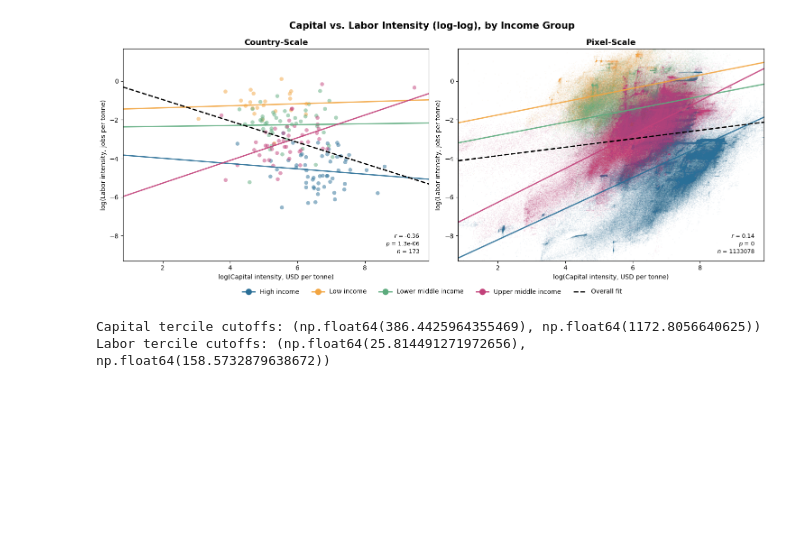
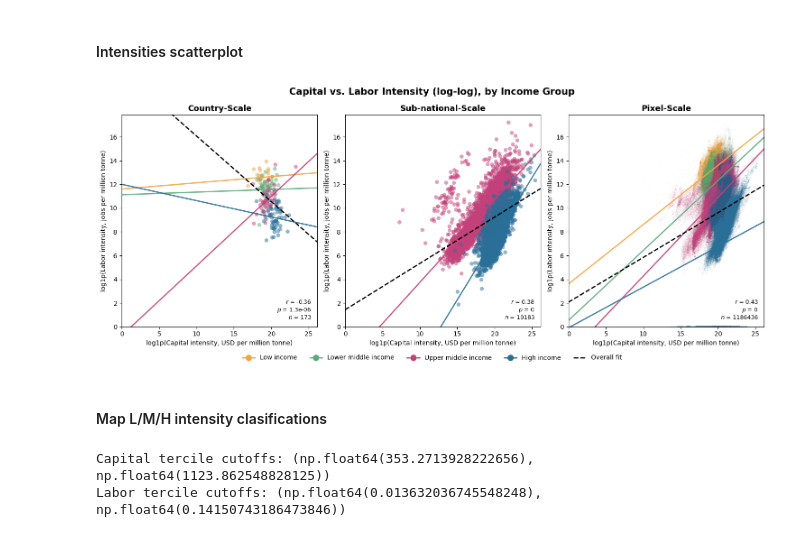
Before and after one commit to carinamani/AgDownscaling, a Jupyter notebook: 04_FIGURES/analyze_intensity_relationships.ipynb, the cells around one changed output. Cells and saved outputs as stored; diff of their text form; code cells hidden in the pictures; blank space fills up the shorter version.

```diff
--- a/04_FIGURES/analyze_intensity_relationships.ipynb
+++ b/04_FIGURES/analyze_intensity_relationships.ipynb
@@ -156,0 +58,20 @@ Pixel-scale correlation (log-log):
+# %%
+##### Convert intensities to log1p
+
+# first convert units so log1p doesn't distort to much
+capital_intensity_per_million_tonne = capital_intensity * 1e6
+sub_national['capital_intensity_USD_per_million_tonne'] = sub_national['capital_intensity_USD_per_tonne'] * 1e6
+country_boundaries['capital_intensity_USD_per_million_tonne'] = country_boundaries['capital_intensity_USD_per_tonne'] * 1e6
+
+labor_intensity_per_million_tonne = labor_intensity * 1e6
+sub_national['labor_intensity_jobs_per_million_tonne'] = sub_national['labor_intensity_jobs_per_tonne'] * 1e6
+country_boundaries['labor_intensity_jobs_per_million_tonne'] = country_boundaries['labor_intensity_jobs_per_tonne'] * 1e6
+
+# convert to log1p (so don't have to drop 0's)
+log1p_capital_intensity_per_million_tonne = np.log1p(capital_intensity_per_million_tonne)
+sub_national['log1p_capital_intensity_USD_per_million_tonne'] = np.log1p(sub_national['capital_intensity_USD_per_million_tonne'])
+country_boundaries['log1p_capital_intensity_USD_per_million_tonne'] = np.log1p(country_boundaries['capital_intensity_USD_per_million_tonne'])
+
+log1p_labor_intensity_per_million_tonne = np.log1p(labor_intensity_per_million_tonne)
+sub_national['log1p_labor_intensity_jobs_per_million_tonne'] = np.log1p(sub_national['labor_intensity_jobs_per_million_tonne'])
+country_boundaries['log1p_labor_intensity_jobs_per_million_tonne'] = np.log1p(country_boundaries['labor_intensity_jobs_per_million_tonne'])
@@ -156,0 +176,2 @@ Pixel-scale correlation (log-log):
+# %% [markdown]
+#### Intensities scatterplot
@@ -157,6 +224,15 @@ Pixel-scale correlation (log-log):
 # %%
 ##### Side-by-side scatterplots with line of best fit, colored by income group
 
+### Create color map of income groups
+income_colors = {
+    "Low income": "#F2A541",          # deep blue
+    "Lower middle income": "#5CAB7D", # warm amber
+    "Upper middle income": "#C2417A", # muted green
+    "High income": "#2A6F97",         # rose/magenta
+}
+
+# define plotting function
 def plot_scatter(ax, x, y, groups, lr, title, xlabel, ylabel, xlim, ylim,
                   income_colors, point_alpha=0.5, point_size=10, min_group_n=3):
     x_line_full = np.linspace(xlim[0], xlim[1], 100)
@@ -178,7 +254,7 @@ def plot_scatter(ax, x, y, groups, lr, title, xlabel, ylabel, xlim, ylim,
             y_line_group = lr_group.intercept + lr_group.slope * x_line_full
             ax.plot(x_line_full, y_line_group, color=color, linewidth=2, linestyle="-", alpha=0.9)
 
-    # overall line of best fit (kept, drawn on top in black)
+    # overall line of best fit
     y_line = lr.intercept + lr.slope * x_line_full
     ax.plot(x_line_full, y_line, color="black", linewidth=2, linestyle="--", label="Overall fit", zorder=5)
 
@@ -196,63 +272,67 @@ def plot_scatter(ax, x, y, groups, lr, title, xlabel, ylabel, xlim, ylim,
         bbox=dict(facecolor="white", alpha=0.7, edgecolor="none")
     )
 
-
 # shared axis limits across both panels
-x_hi = max(np.percentile(x_country, 99.999), np.percentile(x_pixel, 99.999))
-x_lo = min(np.percentile(x_country, 0.001), np.percentile(x_pixel, 0.001))
-y_hi = max(np.percentile(y_country, 99.99), np.percentile(y_pixel, 99.999))
-y_lo = min(np.percentile(y_country, 0.001), np.percentile(y_pixel, 0.001))
+x_hi = max(x_country.max(), x_sub.max(), np.percentile(x_pixel, 100))
+x_lo = min(x_country.min(), x_sub.min(), np.percentile(x_pixel, 0))
+y_hi = max(y_country.max(), y_sub.max(), np.percentile(y_pixel, 100))
+y_lo = min(y_country.min(), y_sub.min(), np.percentile(y_pixel, 0))
 
 xlim = (x_lo, x_hi)
 ylim = (y_lo, y_hi)
 
-fig, axes = plt.subplots(1, 2, figsize=(15, 6))
+fig, axes = plt.subplots(1, 3, figsize=(15, 6))
 
 plot_scatter(
     axes[0], x_country, y_country, income_country, lr_country,
-    title="Country-Scale", xlabel="log(Capital intensity, USD per tonne)",
-    ylabel="log(Labor intensity, jobs per tonne)",
+    title="Country-Scale", xlabel="log1p(Capital intensity, USD per million tonne)",
+    ylabel="log1p(Labor intensity, jobs per million tonne)",
     xlim=xlim, ylim=ylim, income_colors=income_colors,
     point_size=40
 )
 
 plot_scatter(
-    axes[1], x_pixel, y_pixel, income_pixel, lr_pixel,
-    title="Pixel-Scale", xlabel="log(Capital intensity, USD per tonne)",
-    ylabel="log(Labor intensity, jobs per tonne)",
+    axes[1], x_sub, y_sub, income_sub, lr_sub,
+    title="Sub-national-Scale", xlabel="log1p(Capital intensity, USD per million tonne)",
+    ylabel="log1p(Labor intensity, jobs per million tonne)",
+    xlim=xlim, ylim=ylim, income_colors=income_colors,
+    point_size=40
+)
+
+plot_scatter(
+    axes[2], x_pixel, y_pixel, income_pixel, lr_pixel,
+    title="Pixel-Scale", xlabel="log1p(Capital intensity, USD per million tonne)",
+    ylabel="log1p(Labor intensity, jobs per million tonne)",
     xlim=xlim, ylim=ylim, income_colors=income_colors,
     point_alpha=0.05, point_size=2
 )
 
-# --- Build legend manually with larger, fully opaque markers ---
+# --- Build legend manually ---
 income_handles = [
     plt.Line2D([0], [0], marker="o", linestyle="-", markersize=10, linewidth=2,
                markerfacecolor=color, markeredgecolor="none", color=color, label=group)
     for group, color in income_colors.items()
 ]
 fit_line_handle = plt.Line2D([0], [0], color="black", linewidth=2, linestyle="--", label="Overall fit")
 
 fig.legend(
     handles=income_handles + [fit_line_handle],
     loc="lower center", ncol=len(income_groups) + 1,
     bbox_to_anchor=(0.5, -0.05), frameon=False, fontsize=10
 )
 
 fig.suptitle("Capital vs. Labor Intensity (log-log), by Income Group", fontsize=15, weight="bold")
 plt.tight_layout()
 fig.savefig(f"{fd}/capital_labor_scatter_side_by_side_log_income.png", dpi=300, bbox_inches="tight")
 plt.show()
 # %% [output]
-[figure, old version]
+[figure, new version]
+# %% [markdown]
+#### Map L/M/H intensity clasifications
 # %%
-##### Bivariate LMH classification (pixel scale)
+##### Classify raster into LMH intensities by terciles
 
 def classify_lmh(raster, thresholds=(1/3, 2/3)):
-    """
-    Classify a raster's valid (finite) values into Low/Medium/High (0/1/2)
-    based on distribution terciles of the valid data. Returns a raster
-    of the same shape with class codes, NaN preserved where input is NaN.
-    """
     vals = raster.squeeze().values
     valid = np.isfinite(vals)
 
@@ -288,5 +368,5 @@ classified_raster.rio.to_raster(
     compress="LZW"
 )
 # %% [output]
-Capital tercile cutoffs: (np.float64(386.4425964355469), np.float64(1172.8056640625))
-Labor tercile cutoffs: (np.float64(25.814491271972656), np.float64(158.5732879638672))
+Capital tercile cutoffs: (np.float64(353.2713928222656), np.float64(1123.862548828125))
+Labor tercile cutoffs: (np.float64(0.013632036745548248), np.float64(0.14150743186473846))
```
Also changed, not shown: parts of 12 cells of this notebook, 2 other files.
